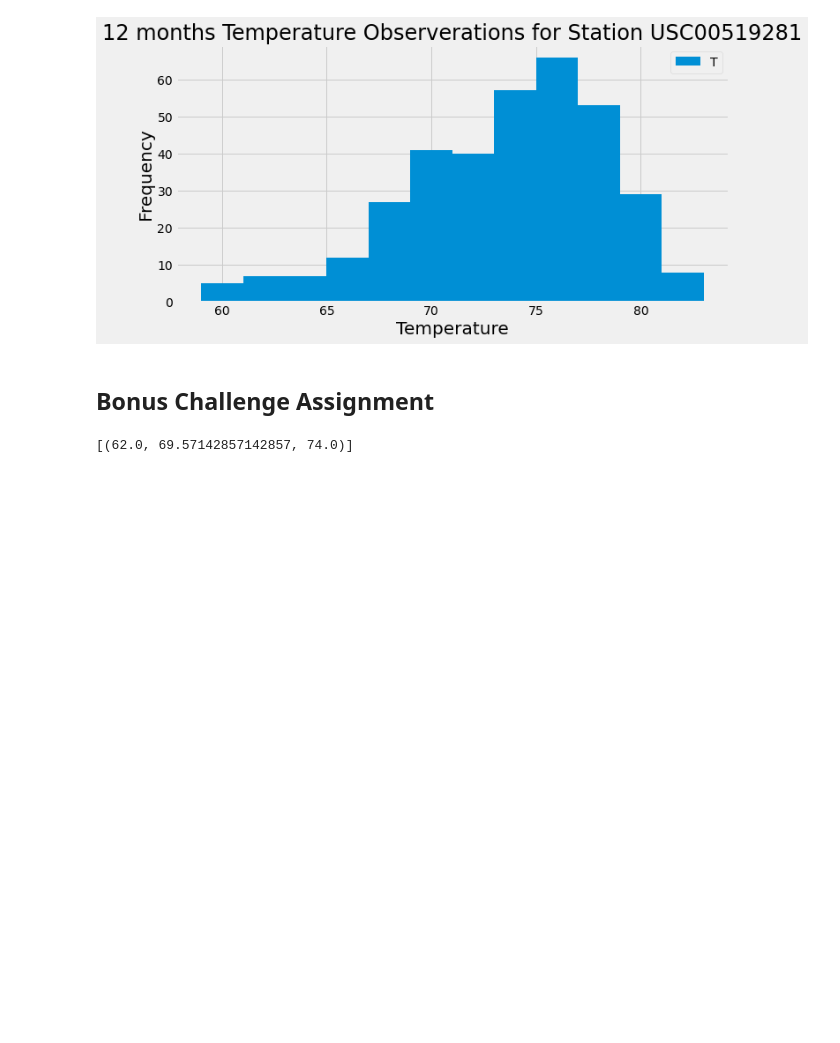
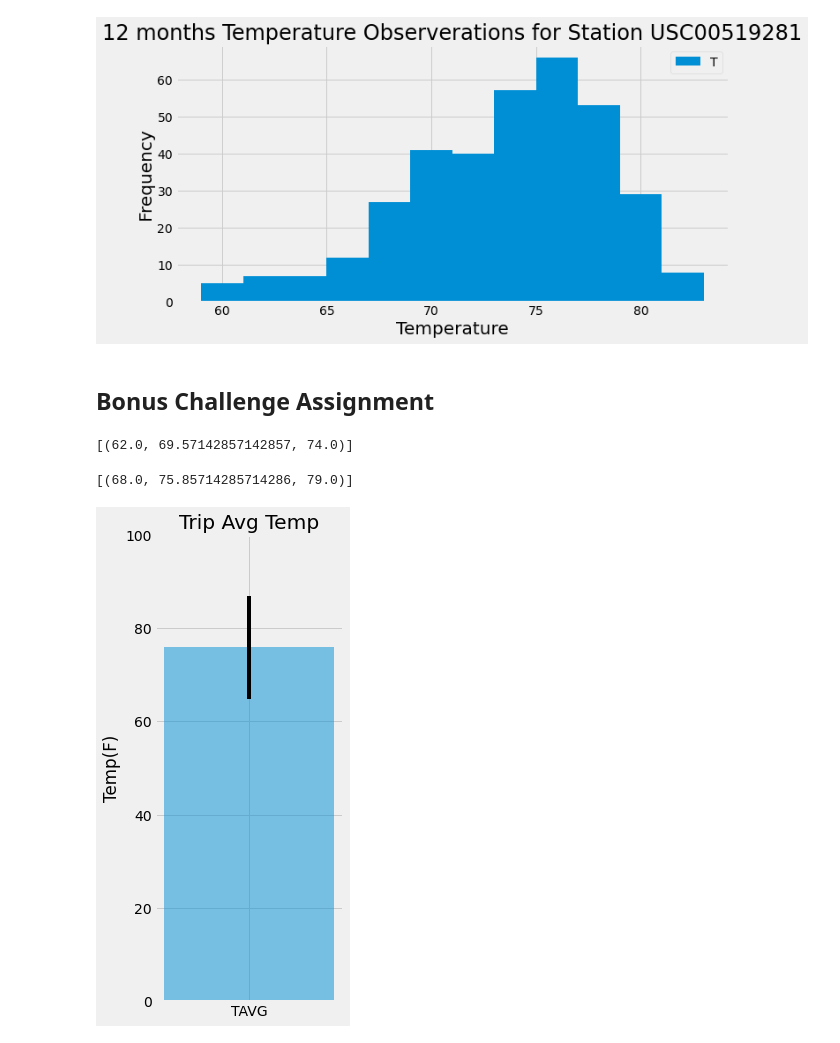
Before and after one commit to yuyhong23/sqlalchemy-challenge, a Jupyter notebook: climate_starter-Copy1.ipynb, the cells around one changed output. Saved outputs shown, nothing was run; the diff lists cells and outputs as text; code cells hidden in the pictures; blank space fills up the shorter version.

Commit message:
Started working on the bonus and finished setting up the first graph.

```diff
--- a/climate_starter-Copy1.ipynb
+++ b/climate_starter-Copy1.ipynb
@@ -217,11 +217,27 @@ print(calc_temps('2012-02-28', '2012-03-05'))
 # %%
 # Use your previous function `calc_temps` to calculate the tmin, tavg, and tmax
 # for your trip using the previous year's data for those same dates.
+print(calc_temps('2016-10-28', '2016-11-06'))
+# %% [output]
+[(68.0, 75.85714285714286, 79.0)]
 # %%
 # Plot the results from your previous query as a bar chart.
 # Use "Trip Avg Temp" as your Title
 # Use the average temperature for the y value
 # Use the peak-to-peak (tmax-tmin) value as the y error bar (yerr)
+x_axis = ("TAVG")
+y_axis = (75.85714285714286)
+error = 79.0-68.0
+
+plt.figure(figsize=(3,8))
+plt.bar(x_axis, y_axis, yerr=error, alpha= 0.5)
+plt.title("Trip Avg Temp")
+
+plt.ylabel("Temp(F)")
+plt.ylim(0, 100)
+plt.show()
+# %% [output]
+[figure, added]
 # %%
 # Calculate the total amount of rainfall per weather station for your trip dates using the previous year's matching dates.
 # Sort this in descending order by precipitation amount and list the station, name, latitude, longitude, and elevation
```
